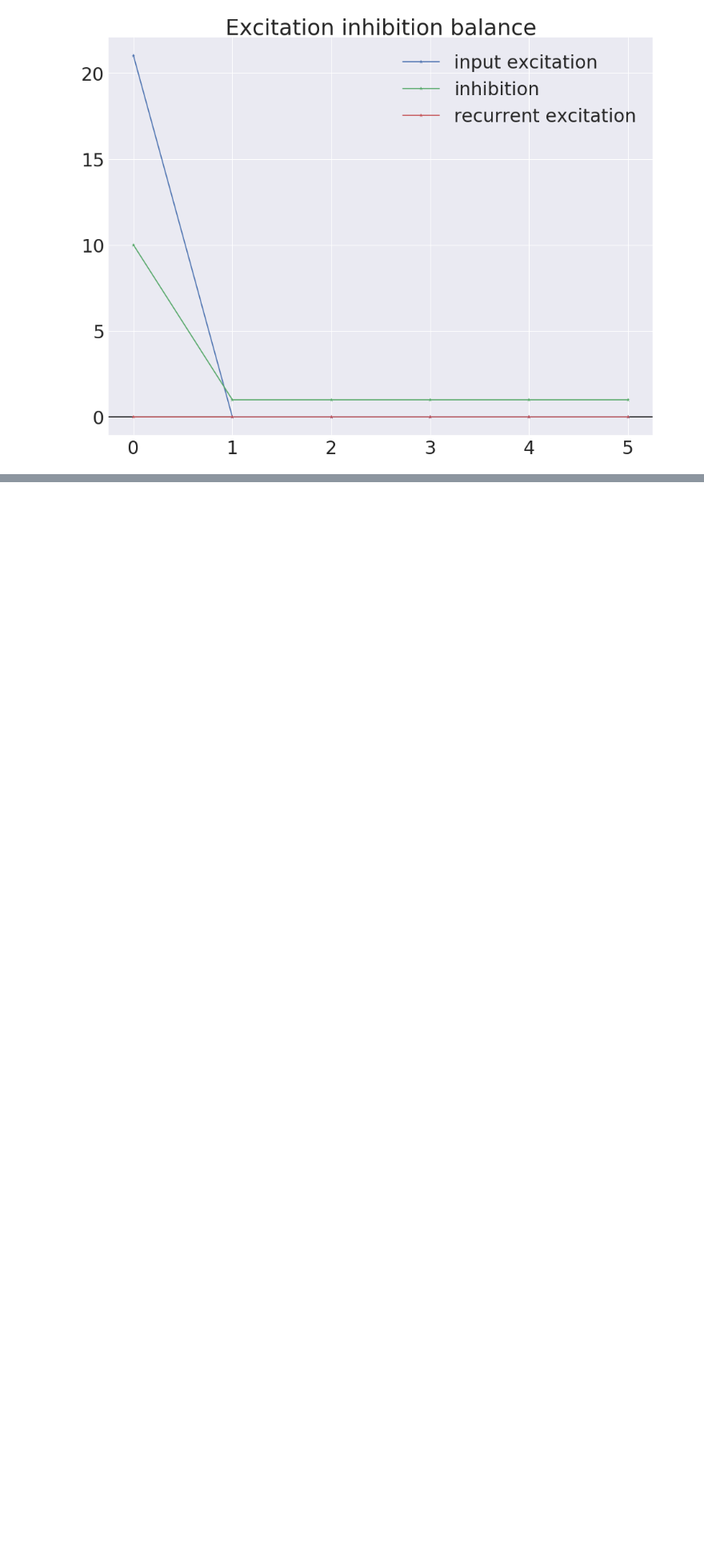
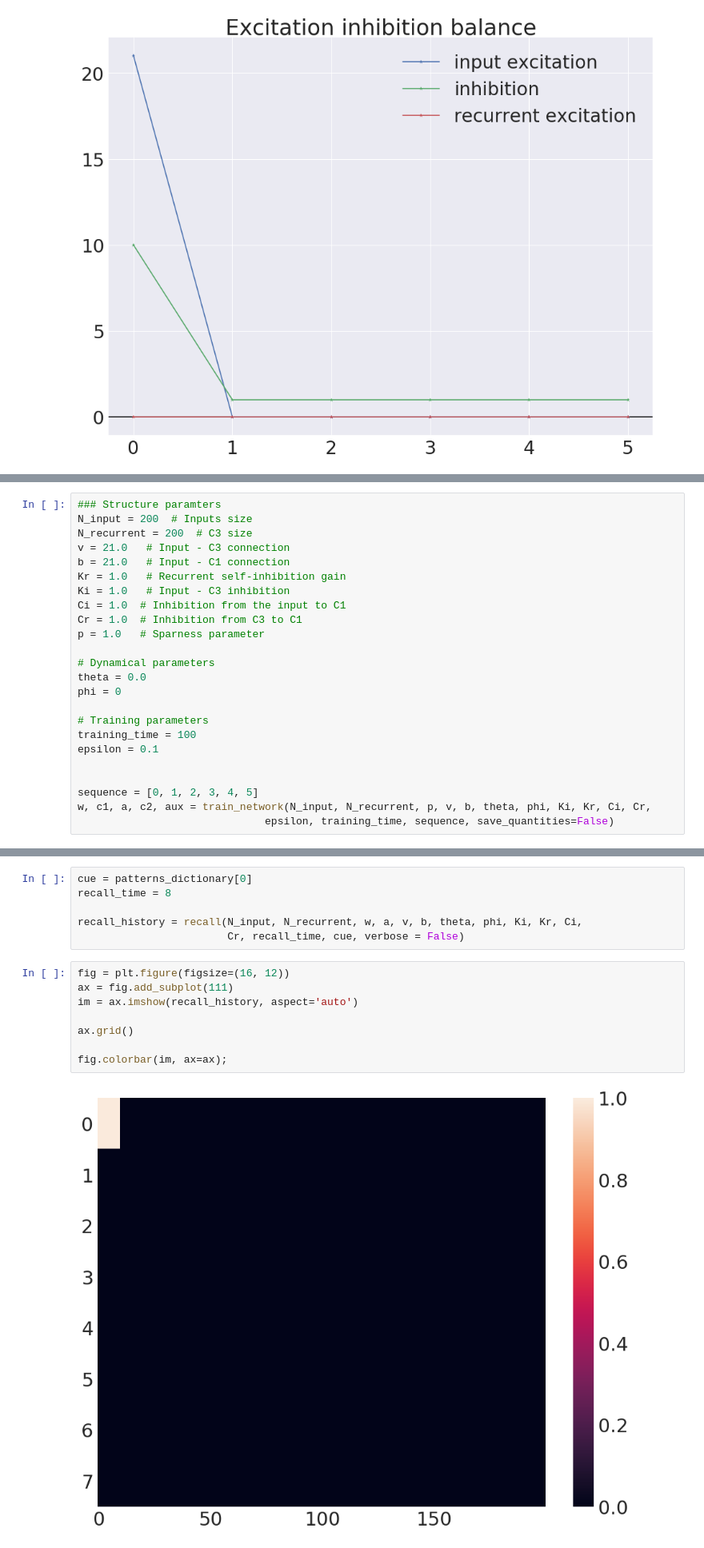
Before and after one commit to h-mayorquin/minai_levy_hippocampus, a Jupyter notebook: notebooks/2017-10-11(Building the Network II).ipynb, the cells around one changed output, grey strips where cells are left out. Shown at 80% size. Drawn from its saved outputs; the diff is of its cells as text; blank space fills up the shorter version.

Commit message:
Finished building the network

```diff
--- a/notebooks/2017-10-11(Building the Network II).ipynb
+++ b/notebooks/2017-10-11(Building the Network II).ipynb
@@ -327,0 +495,24 @@ array([[ 1.,  1.,  1., ...,  1.,  1.,  1.],
+# %%
+### Structure paramters
+N_input = 200  # Inputs size
+N_recurrent = 200  # C3 size
+v = 21.0   # Input - C3 connection
+b = 21.0   # Input - C1 connection
+Kr = 1.0   # Recurrent self-inhibition gain
+Ki = 1.0   # Input - C3 inhibition
+Ci = 1.0  # Inhibition from the input to C1
+Cr = 1.0  # Inhibition from C3 to C1
+p = 1.0   # Sparness parameter
+
+# Dynamical parameters
+theta = 0.0
+phi = 0
+
+# Training parameters
+training_time = 100
+epsilon = 0.1
+
+
+sequence = [0, 1, 2, 3, 4, 5]
+w, c1, a, c2, aux = train_network(N_input, N_recurrent, p, v, b, theta, phi, Ki, Kr, Ci, Cr,
+                              epsilon, training_time, sequence, save_quantities=False)
@@ -327,0 +536,16 @@ array([[ 1.,  1.,  1., ...,  1.,  1.,  1.],
+# %%
+cue = patterns_dictionary[0]
+recall_time = 8
+
+recall_history = recall(N_input, N_recurrent, w, a, v, b, theta, phi, Ki, Kr, Ci,
+                        Cr, recall_time, cue, verbose = False)
+# %%
+fig = plt.figure(figsize=(16, 12))
+ax = fig.add_subplot(111)
+im = ax.imshow(recall_history, aspect='auto')
+
+ax.grid()
+
+fig.colorbar(im, ax=ax);
+# %% [output]
+[figure, added]
```
Also changed, not shown: parts of 9 cells of this notebook.
